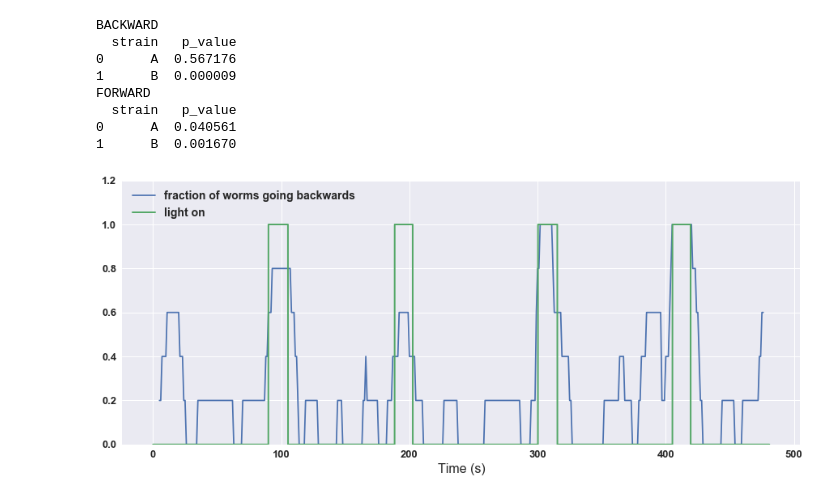
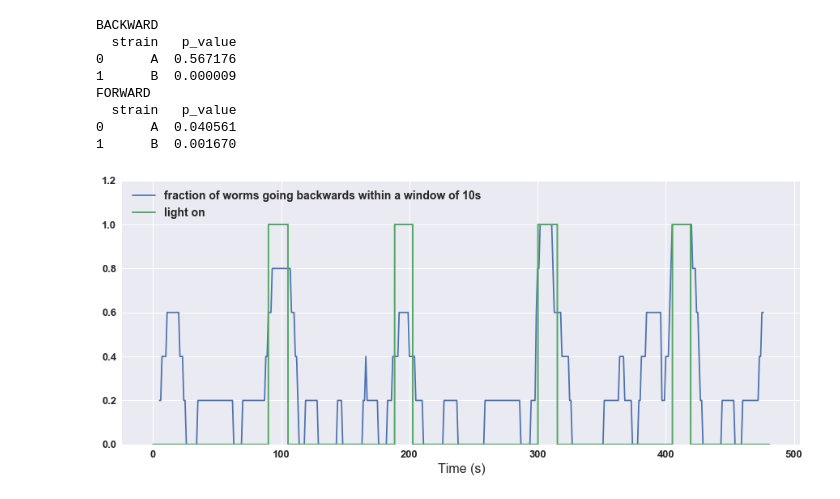
Before and after one commit to ver228/Work_In_Progress, a Jupyter notebook: work_in_progress/compare_features/single_plates/optogenetics_v2.ipynb, the cells around one changed output. Drawn from its saved outputs; the diff is of its cells as text; code cells hidden in the pictures.

```diff
--- a/work_in_progress/compare_features/single_plates/optogenetics_v2.ipynb
+++ b/work_in_progress/compare_features/single_plates/optogenetics_v2.ipynb
@@ -295,24 +295,24 @@ FORWARD
 # %%
 mask_file = '/Volumes/behavgenom_archive$/Avelino/screening/David_Miller/MaskedVideos/ATR_110417_fromL4/B3_Ch1_11042017_155332.hdf5'
 feat_file = mask_file.replace('MaskedVideos', 'Results').replace('.hdf5', '_features.hdf5')
 
 light_on, react_frac = get_reaction_data(mask_file, feat_file, th=THRESH, is_reversal=True, time_window_s=time_window_s, fps=fps)
 
 xx = np.arange(light_on.size)/25
 
 graph = plt.figure(figsize=(15, 6))
 good = ~np.isnan(react_frac)
-d1, = plt.plot(xx[good], react_frac[good], label='fraction of worms going backwards within a window of {}s'.format())
+d1, = plt.plot(xx[good], react_frac[good], label='fraction of worms going backwards within a window of {}s'.format(time_window_s))
 d2, = plt.plot(xx, light_on, label = 'light on', linewidth=2)
 plt.legend(handles=[d1, d2], loc=2, prop={'size':14})
 plt.ylim((0, 1.2))
 plt.xlabel('Time (s)', fontsize=16)
 
 
 with PdfPages('strainB_time_fraction_backwards.pdf') as pp:
     pp.savefig(graph)
 # %% [output]
-[figure, old version]
+[figure, new version]
 # %%
 strain_b_data = results_reversal[results_reversal['Strain']=='B']
 
```
Also changed, not shown: parts of 1 cell of this notebook, 3 other files.
